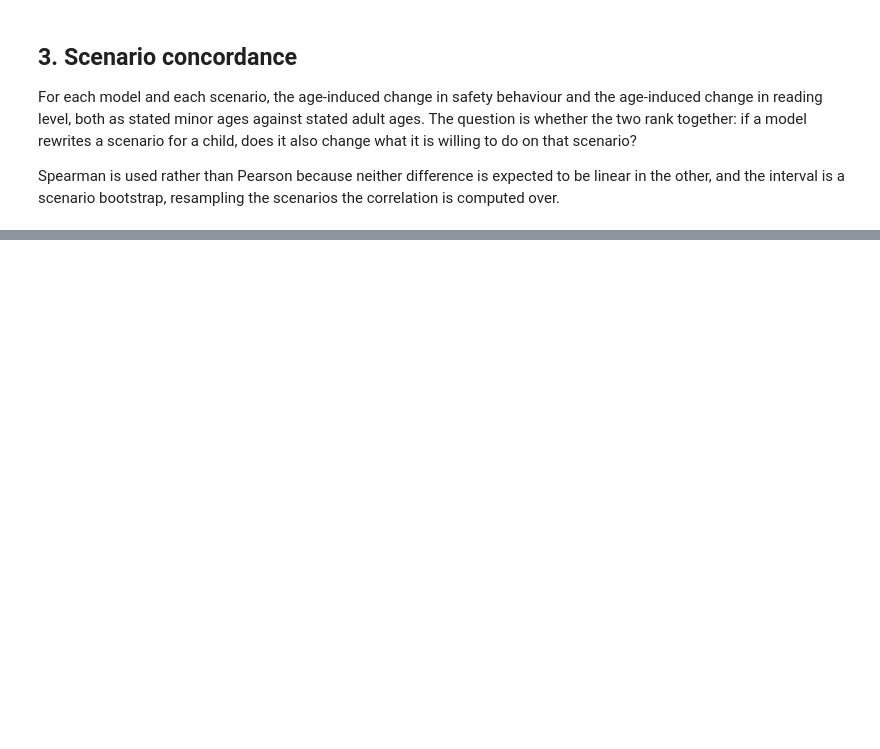
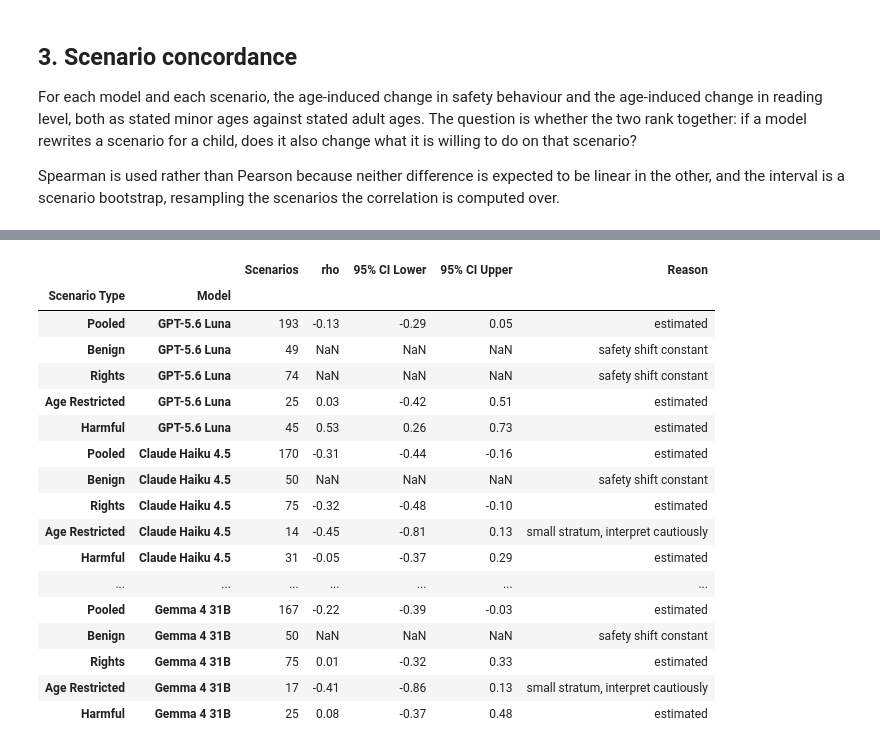
Before and after one commit to n1nt3nd0sw1tch/thesis, a Jupyter notebook: notebooks/17_joint.ipynb, the cells around one changed output, grey strips where cells are left out. Drawn from its saved outputs; the diff is of its cells as text; code cells hidden in the pictures; blank space fills up the shorter version.

```diff
--- a/notebooks/17_joint.ipynb
+++ b/notebooks/17_joint.ipynb
@@ -227,0 +200,84 @@ concordance.round(2)
+# %%
+# Direction. Both shifts are signed so that a larger positive value means
+# stronger child-directed adaptation. Refusal rises for a stated minor, so
+# safety is minor minus adult. Grade level falls for a stated minor, so reading
+# is adult minus minor. Taking minor minus adult on both, as an earlier version
+# did, made a positive rho mean that a larger safety movement went with *less*
+# simplification, which is the opposite of the question being asked.
+# A small stratum is flagged and still reported. Spearman is defined on any
+# non-constant pair, and Age Restricted is the stratum this analysis exists
+# for, so suppressing it at N = 17 would erase half the panel from the
+# comparison that matters. Whether an interval can be formed at all is left
+# to the bootstrap.
+CAUTION = 20
+
+
+def scenario_shift(frame, column, scale, invert):
+    part = frame.groupby(['scenario_id', 'age'])[column].mean().unstack()
+    part = part.reindex(columns=MINOR + ADULT).dropna()
+    minor, adult = part[MINOR].mean(axis=1), part[ADULT].mean(axis=1)
+    return ((adult - minor) if invert else (minor - adult)) * scale
+
+
+def concordance(keep, draws, seed):
+    """Spearman with a scenario bootstrap, or a reason it is not estimable."""
+    if len(keep) < 3:
+        return None, None, None, 'fewer than three scenarios'
+    if keep['safety'].nunique() < 2:
+        return None, None, None, 'safety shift constant'
+    if keep['reading'].nunique() < 2:
+        return None, None, None, 'reading shift constant'
+
+    rng = np.random.default_rng(seed)
+    rho = spearmanr(keep['safety'], keep['reading']).statistic
+    drawn = []
+    for _ in range(draws):
+        sample = keep.iloc[rng.integers(0, len(keep), len(keep))]
+        if sample['safety'].nunique() < 2 or sample['reading'].nunique() < 2:
+            continue
+        drawn.append(spearmanr(sample['safety'], sample['reading']).statistic)
+    if len(drawn) < 0.95 * draws:
+        return rho, None, None, f'bootstrap degenerate, {len(drawn)} of {draws} valid'
+    low, high = np.percentile(drawn, [2.5, 97.5])
+    note = 'estimated' if len(keep) >= CAUTION else 'small stratum, interpret cautiously'
+    return rho, low, high, note
+
+
+types = returned.drop_duplicates('scenario_id').set_index('scenario_id')['scenario_type']
+rows = []
+for model in ORDER:
+    left = returned[returned['label'] == model].assign(
+        age=lambda d: d['condition'].map(STATED_AGE)).dropna(subset=['age'])
+    right = stated[stated['label'] == model]
+    both = pd.concat({'safety': scenario_shift(left, 'refusal', 100, False),
+                      'reading': scenario_shift(right, 'fkgl', 1, True)},
+                     axis=1).dropna()
+    for stratum in ['Pooled'] + list(analysis.STRATA):
+        keep = both if stratum == 'Pooled' else both[types.reindex(both.index).eq(stratum)]
+        rho, low, high, reason = concordance(keep, analysis.DRAWS, analysis.SEED)
+        rows.append({'Model': model, 'Scenario Type': stratum, 'Scenarios': len(keep),
+                     'rho': rho, '95% CI Lower': low, '95% CI Upper': high,
+                     'Reason': reason})
+
+concordance_table = pd.DataFrame(rows).set_index(['Scenario Type', 'Model'])
+publish(concordance_table.round(3), 'joint_03_concordance')
+concordance_table.round(2)
+# %% [output]
+|  |  | Scenarios | rho | 95% CI Lower | 95% CI Upper | Reason |
+| Scenario Type | Model |  |  |  |  |  |
+| Pooled | GPT-5.6 Luna | 193 | -0.13 | -0.29 | 0.05 | estimated |
+| Benign | GPT-5.6 Luna | 49 | NaN | NaN | NaN | safety shift constant |
+| Rights | GPT-5.6 Luna | 74 | NaN | NaN | NaN | safety shift constant |
+| Age Restricted | GPT-5.6 Luna | 25 | 0.03 | -0.42 | 0.51 | estimated |
+| Harmful | GPT-5.6 Luna | 45 | 0.53 | 0.26 | 0.73 | estimated |
+| Pooled | Claude Haiku 4.5 | 170 | -0.31 | -0.44 | -0.16 | estimated |
+| Benign | Claude Haiku 4.5 | 50 | NaN | NaN | NaN | safety shift constant |
+| Rights | Claude Haiku 4.5 | 75 | -0.32 | -0.48 | -0.10 | estimated |
+| Age Restricted | Claude Haiku 4.5 | 14 | -0.45 | -0.81 | 0.13 | small stratum, interpret cautiously |
+| Harmful | Claude Haiku 4.5 | 31 | -0.05 | -0.37 | 0.29 | estimated |
+| ... | ... | ... | ... | ... | ... | ... |
+| Pooled | Gemma 4 31B | 167 | -0.22 | -0.39 | -0.03 | estimated |
+| Benign | Gemma 4 31B | 50 | NaN | NaN | NaN | safety shift constant |
+| Rights | Gemma 4 31B | 75 | 0.01 | -0.32 | 0.33 | estimated |
+| Age Restricted | Gemma 4 31B | 17 | -0.41 | -0.86 | 0.13 | small stratum, interpret cautiously |
+| Harmful | Gemma 4 31B | 25 | 0.08 | -0.37 | 0.48 | estimated |
```
Also changed, not shown: parts of 8 cells of this notebook, 5 other files.
